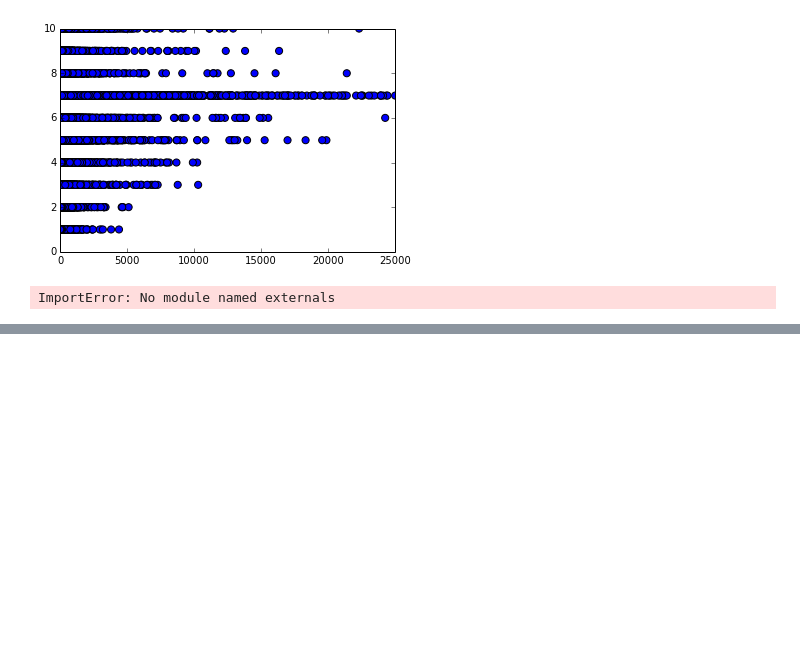
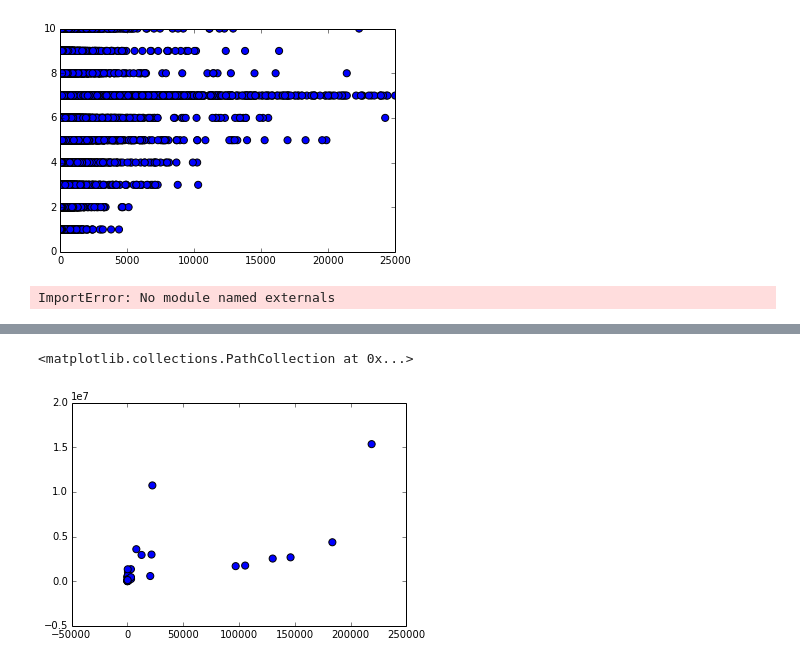
Before and after one commit to saurabh02/CDIPS_BakeryProject, a Jupyter notebook: simple_cluster_july21.ipynb, the cells around one changed output, grey strips where cells are left out. Saved outputs shown, nothing was run; the diff lists cells and outputs as text; code cells hidden in the pictures; blank space fills up the shorter version.

```diff
--- a/simple_cluster_july21.ipynb
+++ b/simple_cluster_july21.ipynb
@@ -96,0 +134,5 @@ ImportError: No module named externals
+# %%
+plt.scatter(product_group['Cliente_ID'], product_group['Venta_hoy'], s=50)
+# %% [output]
+<matplotlib.collections.PathCollection at 0x...>
+[figure, added]
```
Also changed, not shown: parts of 7 cells of this notebook.
